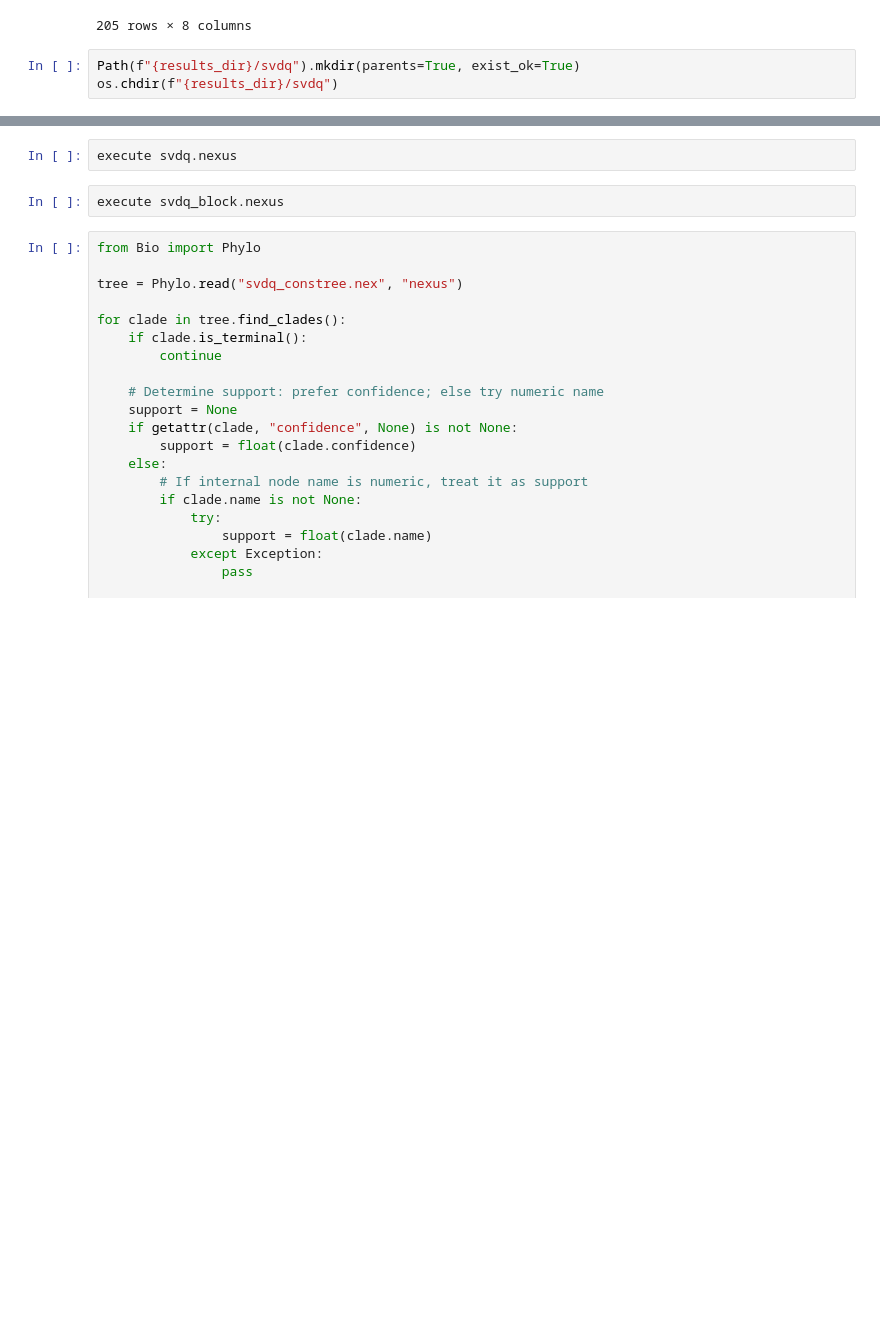
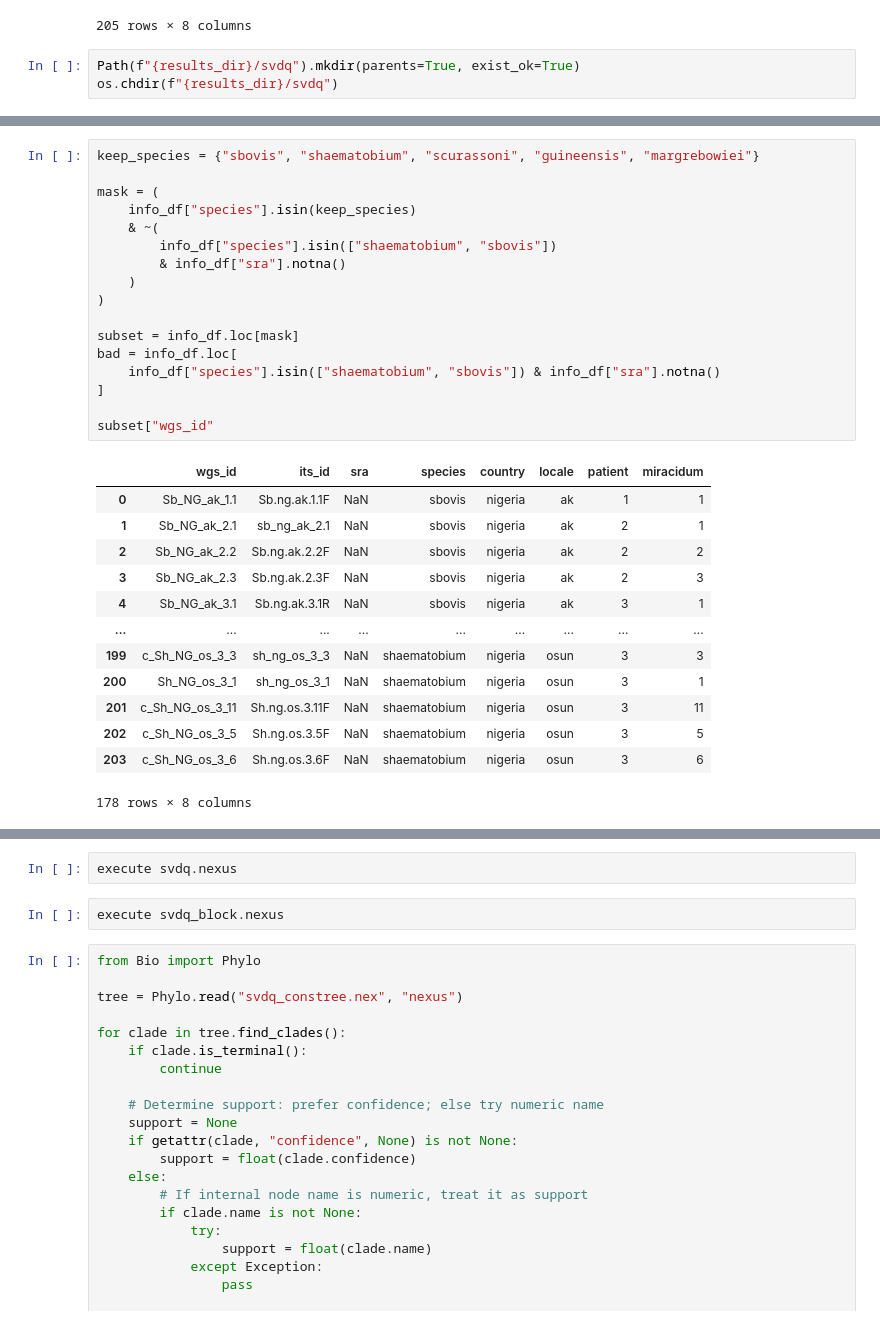
Before and after one commit to nealplatt/sch_hae_its, a Jupyter notebook: code/its-10-nuclear_phylo_svdquartets.ipynb, the cells around one changed output, grey strips where cells are left out. Saved outputs shown, nothing was run; the diff lists cells and outputs as text; blank space fills up the shorter version.

```diff
--- a/code/its-10-nuclear_phylo_svdquartets.ipynb
+++ b/code/its-10-nuclear_phylo_svdquartets.ipynb
@@ -33,0 +46,31 @@ os.chdir(f"{results_dir}/svdq")
+# %%
+keep_species = {"sbovis", "shaematobium", "scurassoni", "guineensis", "margrebowiei"}
+
+mask = (
+    info_df["species"].isin(keep_species)
+    & ~(
+        info_df["species"].isin(["shaematobium", "sbovis"])
+        & info_df["sra"].notna()
+    )
+)
+
+subset = info_df.loc[mask]
+bad = info_df.loc[
+    info_df["species"].isin(["shaematobium", "sbovis"]) & info_df["sra"].notna()
+]
+
+subset["wgs_id"
+# %% [output]
+|  | wgs_id | its_id | sra | species | country | locale | patient | miracidum |
+| 0 | Sb_NG_ak_1.1 | Sb.ng.ak.1.1F | NaN | sbovis | nigeria | ak | 1 | 1 |
+| 1 | Sb_NG_ak_2.1 | sb_ng_ak_2.1 | NaN | sbovis | nigeria | ak | 2 | 1 |
+| 2 | Sb_NG_ak_2.2 | Sb.ng.ak.2.2F | NaN | sbovis | nigeria | ak | 2 | 2 |
+| 3 | Sb_NG_ak_2.3 | Sb.ng.ak.2.3F | NaN | sbovis | nigeria | ak | 2 | 3 |
+| 4 | Sb_NG_ak_3.1 | Sb.ng.ak.3.1R | NaN | sbovis | nigeria | ak | 3 | 1 |
+| ... | ... | ... | ... | ... | ... | ... | ... | ... |
+| 199 | c_Sh_NG_os_3_3 | sh_ng_os_3_3 | NaN | shaematobium | nigeria | osun | 3 | 3 |
+| 200 | Sh_NG_os_3_1 | sh_ng_os_3_1 | NaN | shaematobium | nigeria | osun | 3 | 1 |
+| 201 | c_Sh_NG_os_3_11 | Sh.ng.os.3.11F | NaN | shaematobium | nigeria | osun | 3 | 11 |
+| 202 | c_Sh_NG_os_3_5 | Sh.ng.os.3.5F | NaN | shaematobium | nigeria | osun | 3 | 5 |
+| 203 | c_Sh_NG_os_3_6 | Sh.ng.os.3.6F | NaN | shaematobium | nigeria | osun | 3 | 6 |
+178 rows × 8 columns
```
Also changed, not shown: parts of 13 cells of this notebook, 2 other files.
